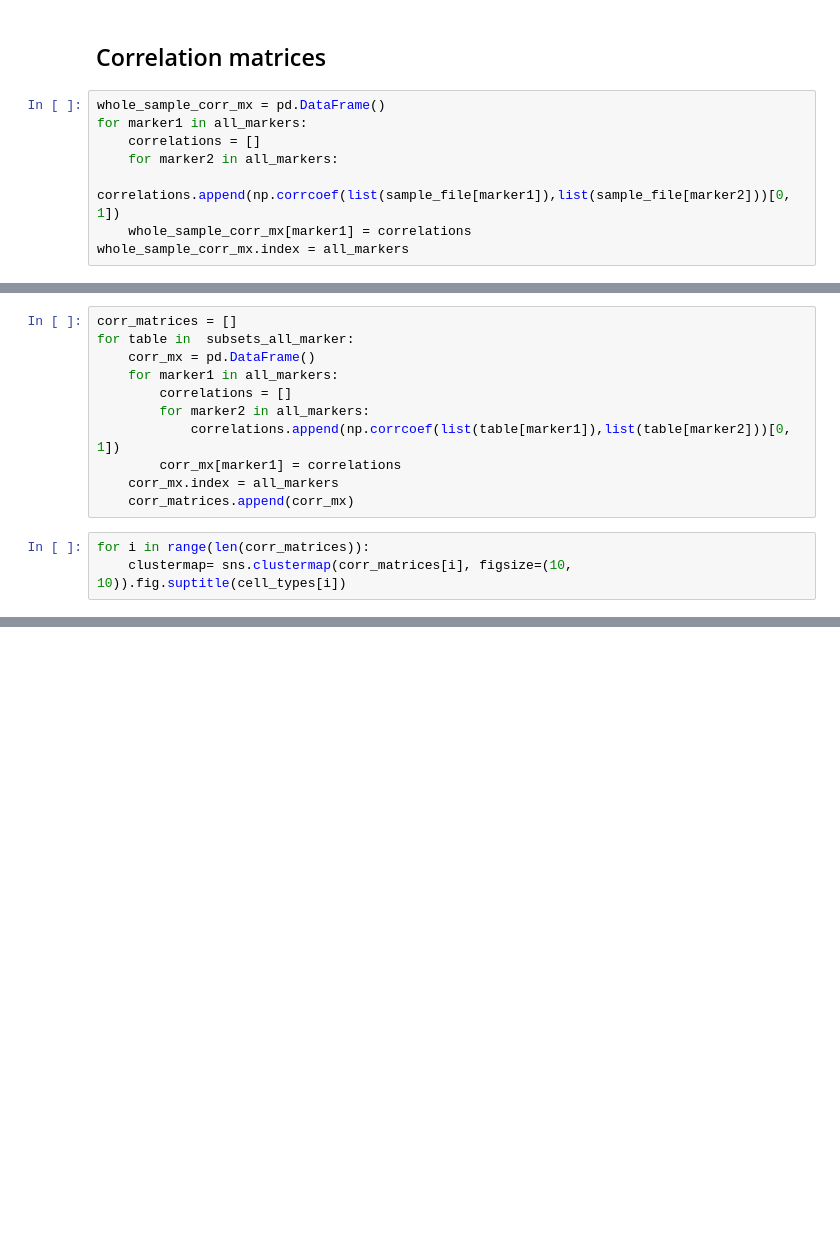
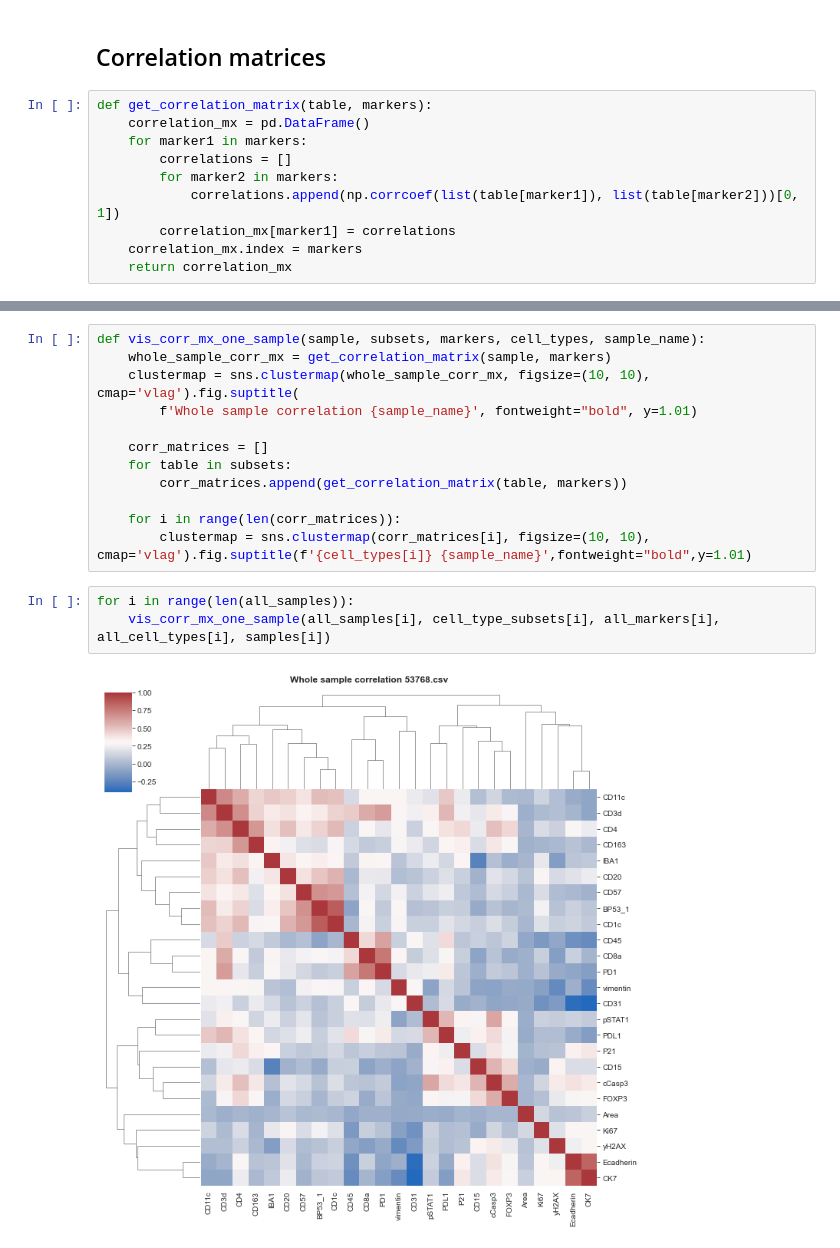
Before and after one commit to farkkilab/tribus, a Jupyter notebook: notebooks/Benchmarking basic.ipynb, the cells around one changed output, grey strips where cells are left out. Saved outputs shown, nothing was run; the diff lists cells and outputs as text; blank space fills up the shorter version.

```diff
--- a/notebooks/Benchmarking basic.ipynb
+++ b/notebooks/Benchmarking basic.ipynb
@@ -35,10 +83,12 @@ for cell_type in cell_types:
 # %% [markdown]
 ## Correlation matrices
 # %%
-whole_sample_corr_mx = pd.DataFrame()
-for marker1 in all_markers:
-    correlations = []
-    for marker2 in all_markers:
-        correlations.append(np.corrcoef(list(sample_file[marker1]),list(sample_file[marker2]))[0, 1])
-    whole_sample_corr_mx[marker1] = correlations
-whole_sample_corr_mx.index = all_markers
+def get_correlation_matrix(table, markers):
+    correlation_mx = pd.DataFrame()
+    for marker1 in markers:
+        correlations = []
+        for marker2 in markers:
+            correlations.append(np.corrcoef(list(table[marker1]), list(table[marker2]))[0, 1])
+        correlation_mx[marker1] = correlations
+    correlation_mx.index = markers
+    return correlation_mx
@@ -49,14 +94,0 @@ clustermap_whole = sns.clustermap(whole_sample_corr_mx, figsize=(10, 10)).fig.su
-# %%
-corr_matrices = []
-for table in  subsets_all_marker:
-    corr_mx = pd.DataFrame()
-    for marker1 in all_markers:
-        correlations = []
-        for marker2 in all_markers:
-            correlations.append(np.corrcoef(list(table[marker1]),list(table[marker2]))[0, 1])
-        corr_mx[marker1] = correlations
-    corr_mx.index = all_markers
-    corr_matrices.append(corr_mx)
-# %%
-for i in range(len(corr_matrices)):
-    clustermap= sns.clustermap(corr_matrices[i], figsize=(10, 10)).fig.suptitle(cell_types[i])
@@ -66,0 +95,17 @@ for i in range(len(corr_matrices)):
+# %%
+def vis_corr_mx_one_sample(sample, subsets, markers, cell_types, sample_name):
+    whole_sample_corr_mx = get_correlation_matrix(sample, markers)
+    clustermap = sns.clustermap(whole_sample_corr_mx, figsize=(10, 10), cmap='vlag').fig.suptitle(
+        f'Whole sample correlation {sample_name}', fontweight="bold", y=1.01)
+
+    corr_matrices = []
+    for table in subsets:
+        corr_matrices.append(get_correlation_matrix(table, markers))
+
+    for i in range(len(corr_matrices)):
+        clustermap = sns.clustermap(corr_matrices[i], figsize=(10, 10), cmap='vlag').fig.suptitle(f'{cell_types[i]} {sample_name}',fontweight="bold",y=1.01)
+# %%
+for i in range(len(all_samples)):
+    vis_corr_mx_one_sample(all_samples[i], cell_type_subsets[i], all_markers[i], all_cell_types[i], samples[i])
+# %% [output]
+[figure, added]
```
Also changed, not shown: parts of 16 cells of this notebook.
